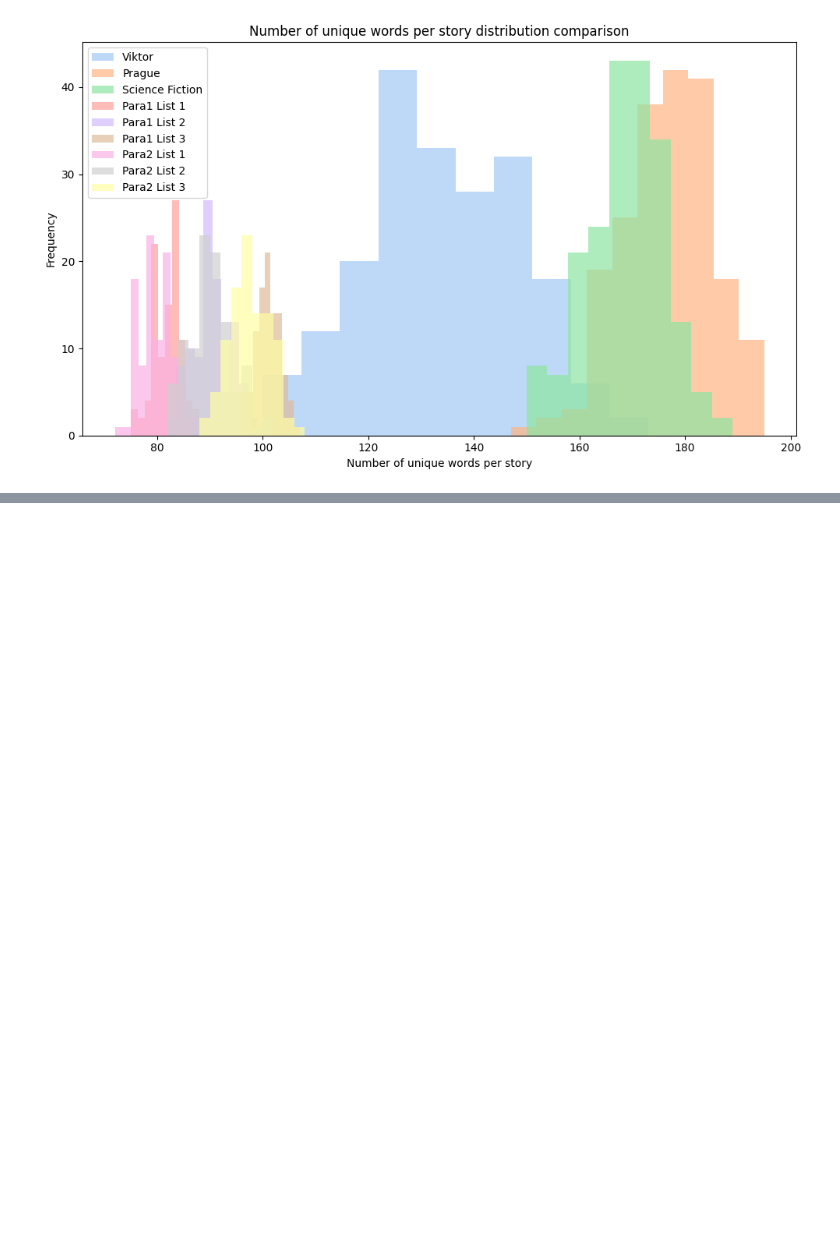
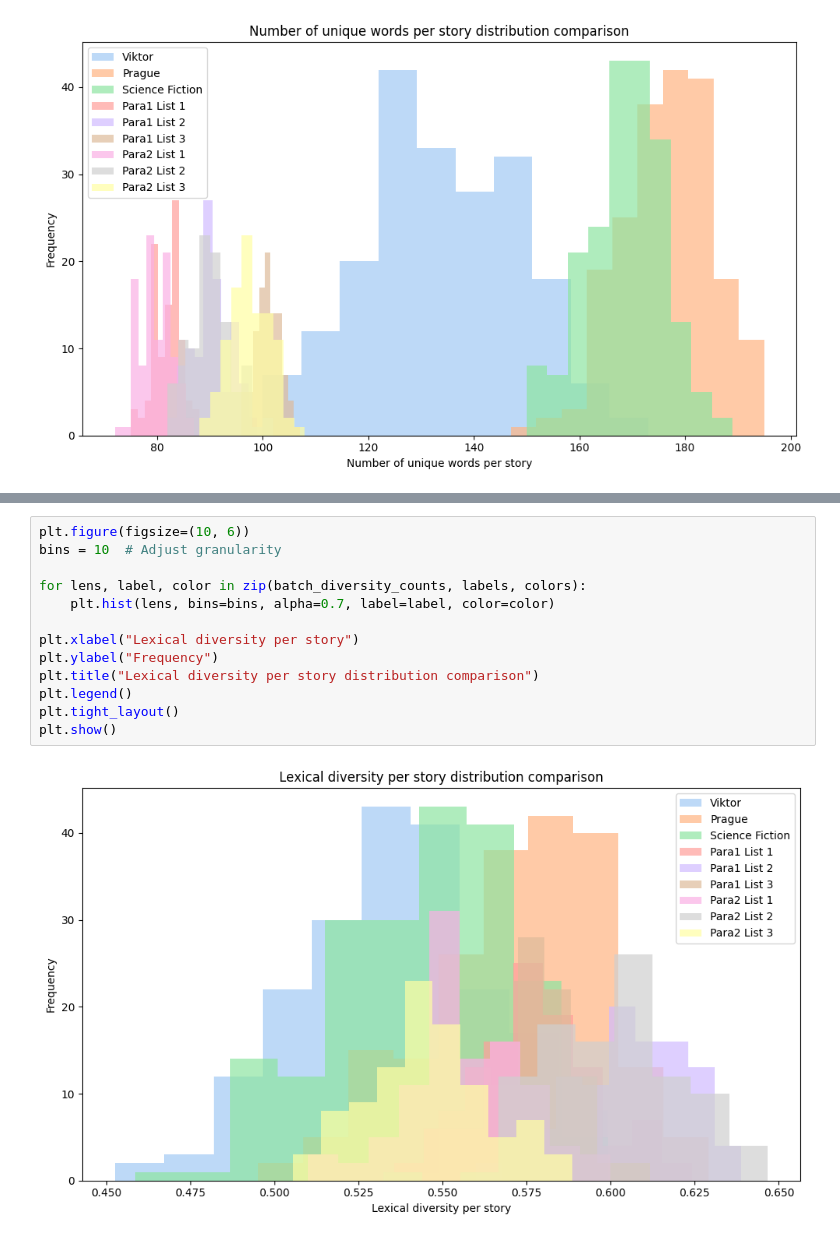
Before and after one commit to joaocnvdias/mech-i-coherence, a Jupyter notebook: vector-fields/development/prompt-v-paraphrase.ipynb, the cells around one changed output, grey strips where cells are left out. Drawn from its saved outputs; the diff is of its cells as text; blank space fills up the shorter version.

```diff
--- a/vector-fields/development/prompt-v-paraphrase.ipynb
+++ b/vector-fields/development/prompt-v-paraphrase.ipynb
@@ -325,0 +398,15 @@ def lexical_diversity(text):
+# %%
+plt.figure(figsize=(10, 6))
+bins = 10  # Adjust granularity
+
+for lens, label, color in zip(batch_diversity_counts, labels, colors):
+    plt.hist(lens, bins=bins, alpha=0.7, label=label, color=color)
+
+plt.xlabel("Lexical diversity per story")
+plt.ylabel("Frequency")
+plt.title("Lexical diversity per story distribution comparison")
+plt.legend()
+plt.tight_layout()
+plt.show()
+# %% [output]
+[figure, added]
```
Also changed, not shown: parts of 7 cells of this notebook.
